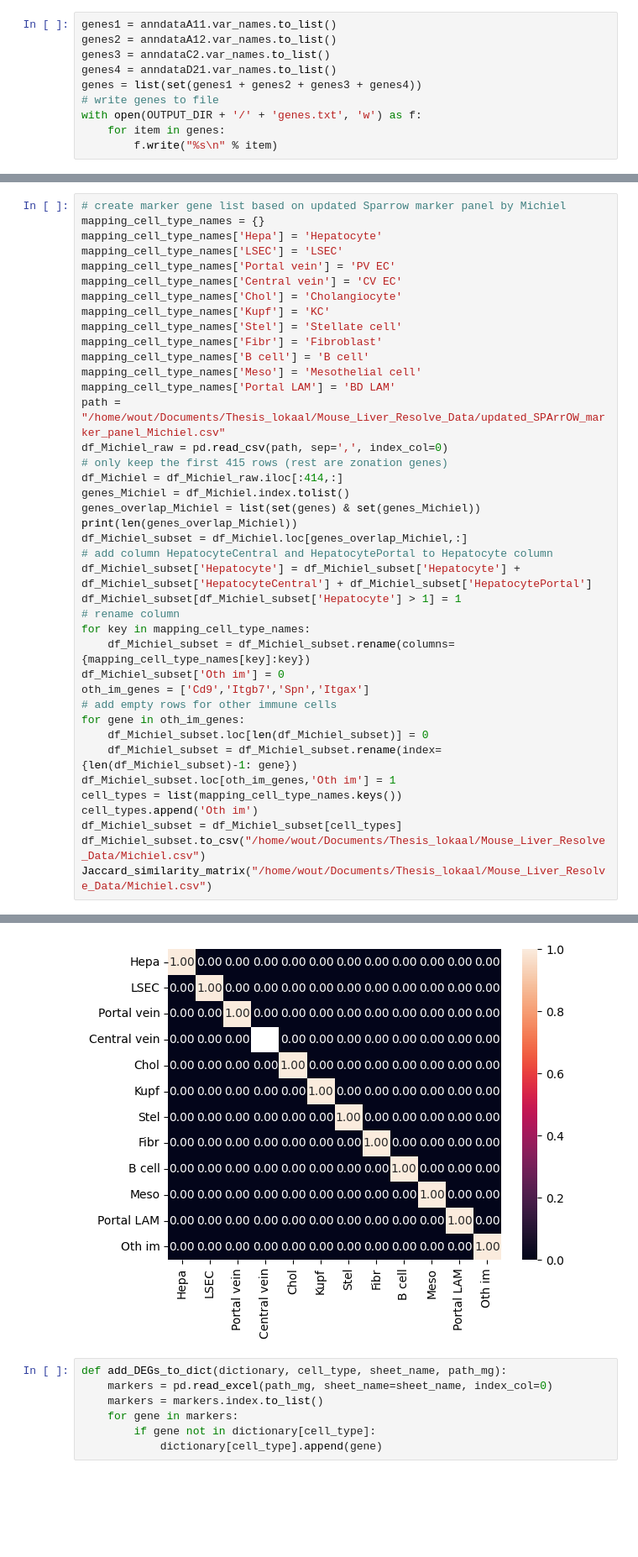
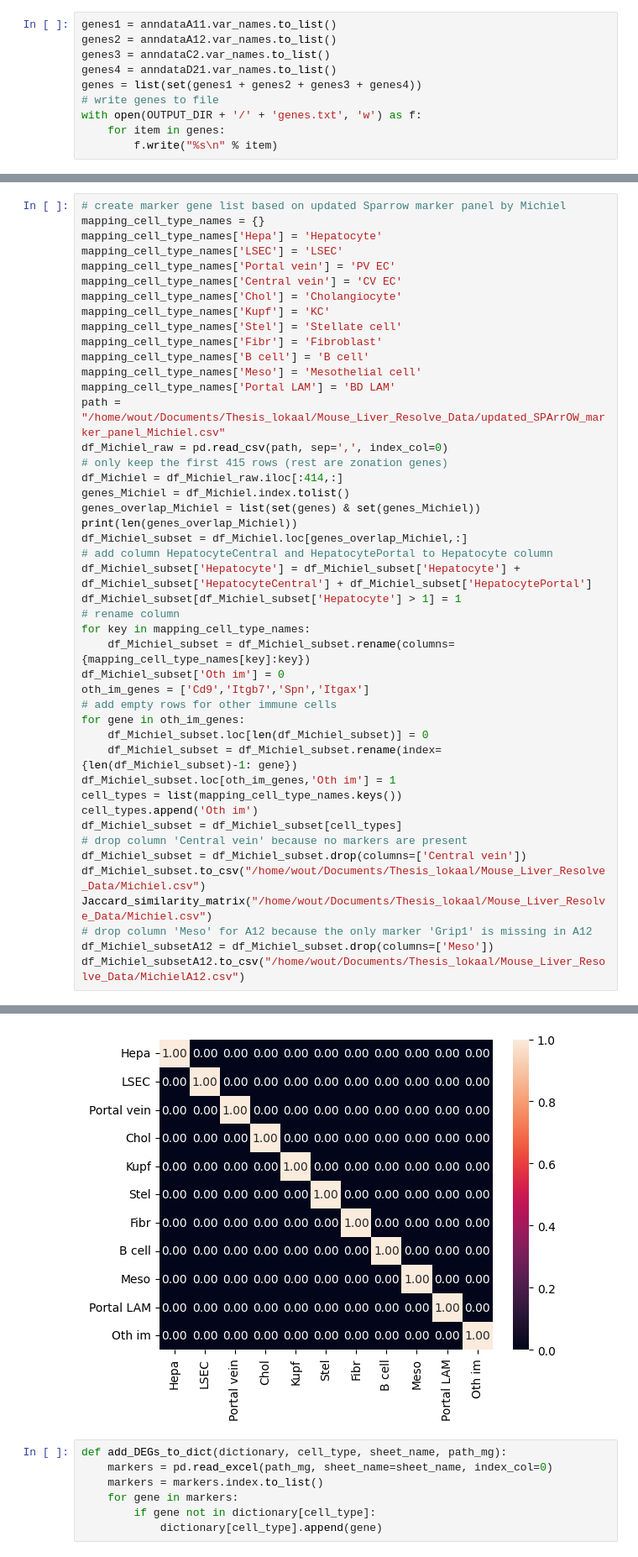
Before and after one commit to WoutVanhenden/Thesis, a Jupyter notebook: markers_annotation.ipynb, the cells around one changed output, grey strips where cells are left out. Shown at 84% size. Cells and saved outputs as stored; diff of their text form; blank space fills up the shorter version.

Commit message:
modified:   all_annotations.ipynb 	modified:   annotation_tangram.ipynb 	modified:   markers_annotation.ipynb 	modified:   own_and_modified_functions.ipynb 	modified:   score_genes.ipynb

```diff
--- a/markers_annotation.ipynb
+++ b/markers_annotation.ipynb
@@ -159,7 +179,12 @@ df_Michiel_subset.loc[oth_im_genes,'Oth im'] = 1
 cell_types = list(mapping_cell_type_names.keys())
 cell_types.append('Oth im')
 df_Michiel_subset = df_Michiel_subset[cell_types]
+# drop column 'Central vein' because no markers are present
+df_Michiel_subset = df_Michiel_subset.drop(columns=['Central vein'])
 df_Michiel_subset.to_csv("/home/wout/Documents/Thesis_lokaal/Mouse_Liver_Resolve_Data/Michiel.csv")
 Jaccard_similarity_matrix("/home/wout/Documents/Thesis_lokaal/Mouse_Liver_Resolve_Data/Michiel.csv")
+# drop column 'Meso' for A12 because the only marker 'Grip1' is missing in A12
+df_Michiel_subsetA12 = df_Michiel_subset.drop(columns=['Meso'])
+df_Michiel_subsetA12.to_csv("/home/wout/Documents/Thesis_lokaal/Mouse_Liver_Resolve_Data/MichielA12.csv")
 # %% [output]
 48
@@ -178,5 +202,5 @@ Oth im           4.0
 dtype: float64
-[figure, old version]
+[figure, new version]
 # %%
 def add_DEGs_to_dict(dictionary, cell_type, sheet_name, path_mg):
     markers = pd.read_excel(path_mg, sheet_name=sheet_name, index_col=0)
```
Also changed, not shown: parts of 2 cells of this notebook, 3 other files.
